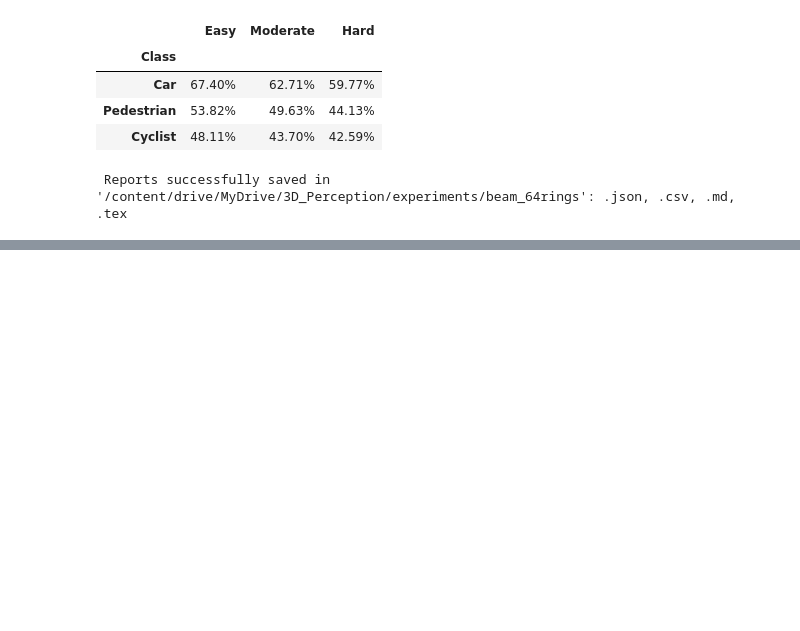
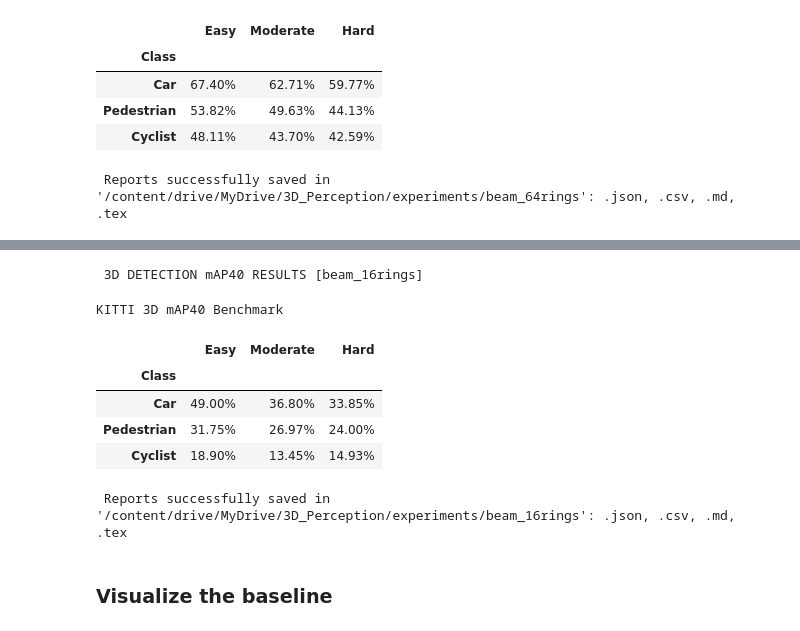
Before and after one commit to giacomosalvatori03/3D_Perception, a Jupyter notebook: notebooks/01_lidar_degradation.ipynb, the cells around one changed output, grey strips where cells are left out. Cells and saved outputs as stored; diff of their text form; code cells hidden in the pictures; blank space fills up the shorter version.

```diff
--- a/notebooks/01_lidar_degradation.ipynb
+++ b/notebooks/01_lidar_degradation.ipynb
@@ -352,0 +439,23 @@ KITTI 3D mAP40 Benchmark
+# %%
+import sys
+
+sys.path.insert(0, "/content/3D_Perception")
+from scripts.lidar_evaluator import KittiEvaluator
+
+evaluator = KittiEvaluator()
+exp_path = (
+    "/content/drive/MyDrive/3D_Perception/experiments/beam_16rings"
+)
+
+results = evaluator.evaluate(exp_path)
+# %% [output]
+ 3D DETECTION mAP40 RESULTS [beam_16rings]
+KITTI 3D mAP40 Benchmark
+|  | Easy | Moderate | Hard |
+| Class |  |  |  |
+| Car | 49.00% | 36.80% | 33.85% |
+| Pedestrian | 31.75% | 26.97% | 24.00% |
+| Cyclist | 18.90% | 13.45% | 14.93% |
+ Reports successfully saved in '/content/drive/MyDrive/3D_Perception/experiments/beam_16rings': .json, .csv, .md, .tex
+# %% [markdown]
+### Visualize the baseline
```
Also changed, not shown: parts of 25 cells of this notebook, 1 other file.
